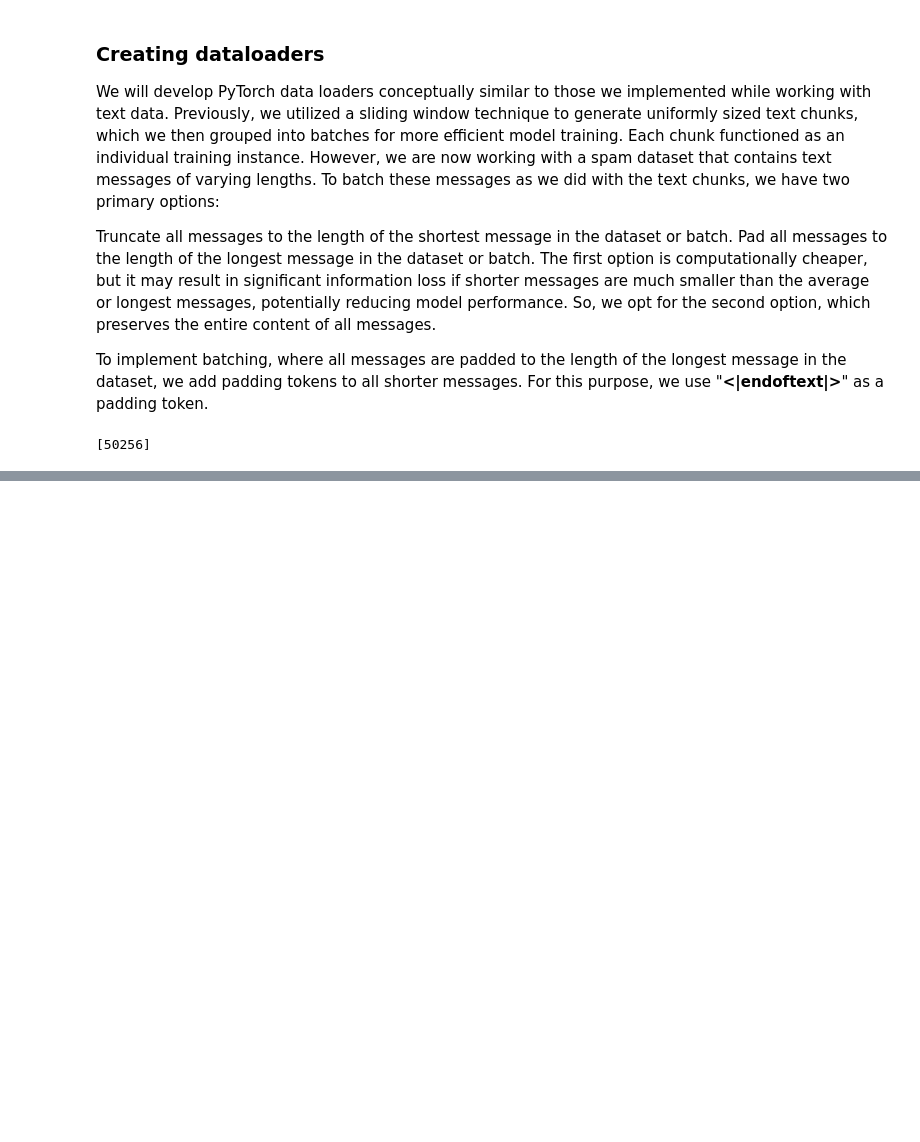
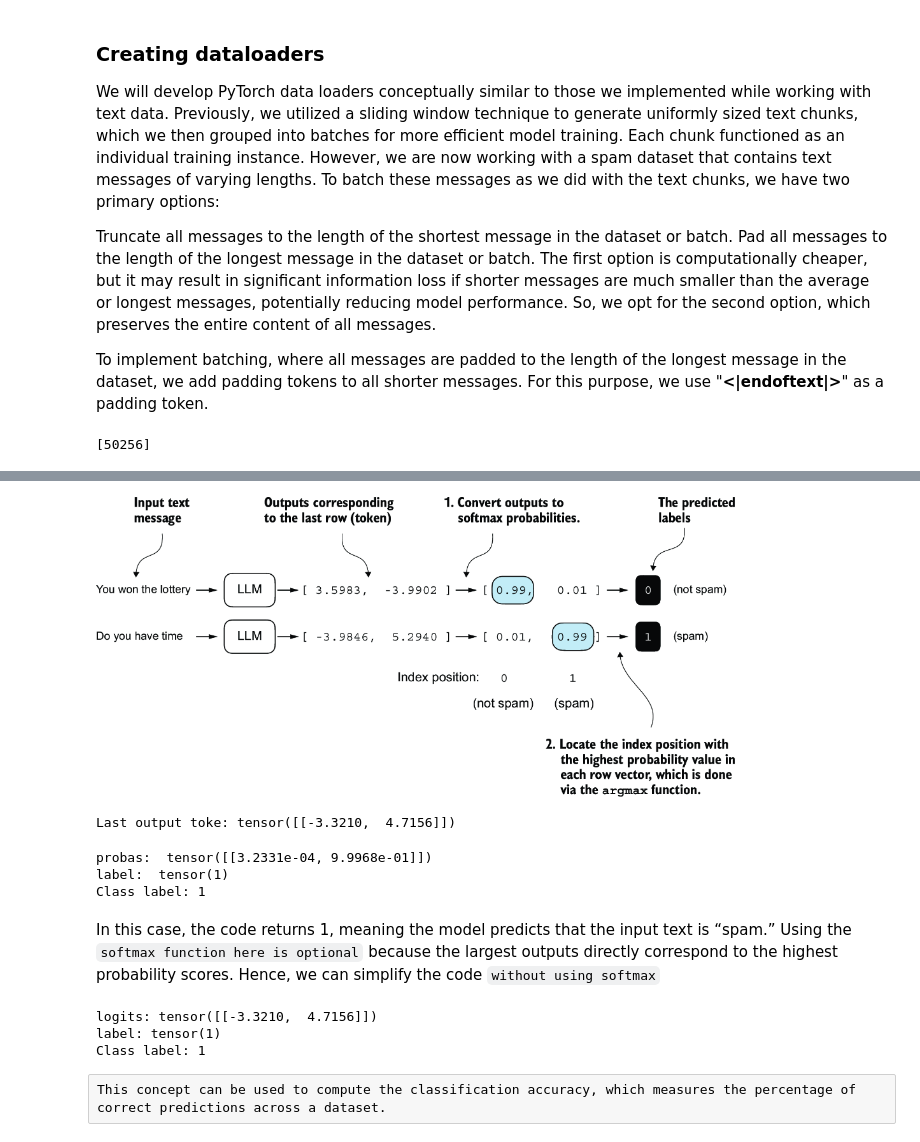
Before and after one commit to hulkiciray/llm_from_scratch, a Jupyter notebook: ch6/ch6_01.ipynb, the cells around one changed output, grey strips where cells are left out. Cells and saved outputs as stored; diff of their text form; code cells hidden in the pictures; blank space fills up the shorter version.

Commit message:
chapter 6 finished but large files will be pushed after this transaction.

```diff
--- a/ch6/ch6_01.ipynb
+++ b/ch6/ch6_01.ipynb
@@ -135,0 +445,33 @@ class SpamDataset(Dataset):
+# %%
+Image("images/loss calculation visual.png", width=640*1, height=480*1)
+# %% [output]
+[figure, added]
+# %%
+print("Last output toke:", outputs[:, -1, :])
+# %% [output]
+Last output toke: tensor([[-3.3210,  4.7156]])
+# %%
+probas = torch.softmax(outputs[:, -1, :], dim=-1)
+label = torch.argmax(probas)
+
+print("probas: ", probas)
+print("label: ", label)
+print("Class label:", label.item())
+# %% [output]
+probas:  tensor([[3.2331e-04, 9.9968e-01]])
+label:  tensor(1)
+Class label: 1
+# %% [markdown]
+In this case, the code returns 1, meaning the model predicts that the input text is “spam.” Using the `softmax function here is optional` because the largest outputs directly correspond to the highest probability scores. Hence, we can simplify the code `without using softmax`
+# %%
+logits = outputs[:, -1, :]
+label = torch.argmax(logits)
+print("logits:", logits)
+print("label:", label)
+print("Class label:", label.item())
+# %% [output]
+logits: tensor([[-3.3210,  4.7156]])
+label: tensor(1)
+Class label: 1
+# %% [raw]
+This concept can be used to compute the classification accuracy, which measures the percentage of correct predictions across a dataset.
```
Also changed, not shown: parts of 66 cells of this notebook, 16 other files.
